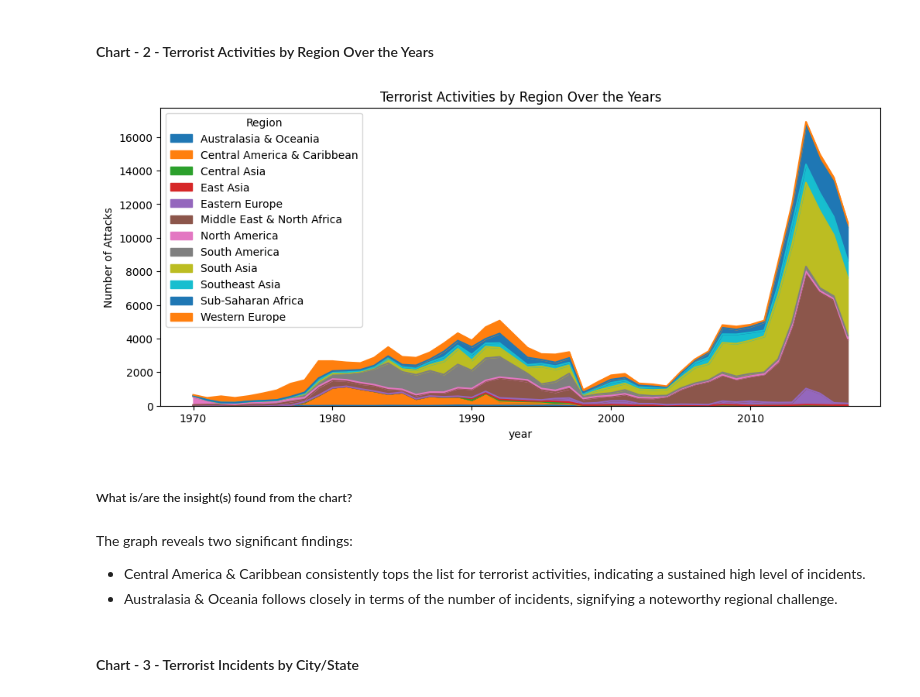
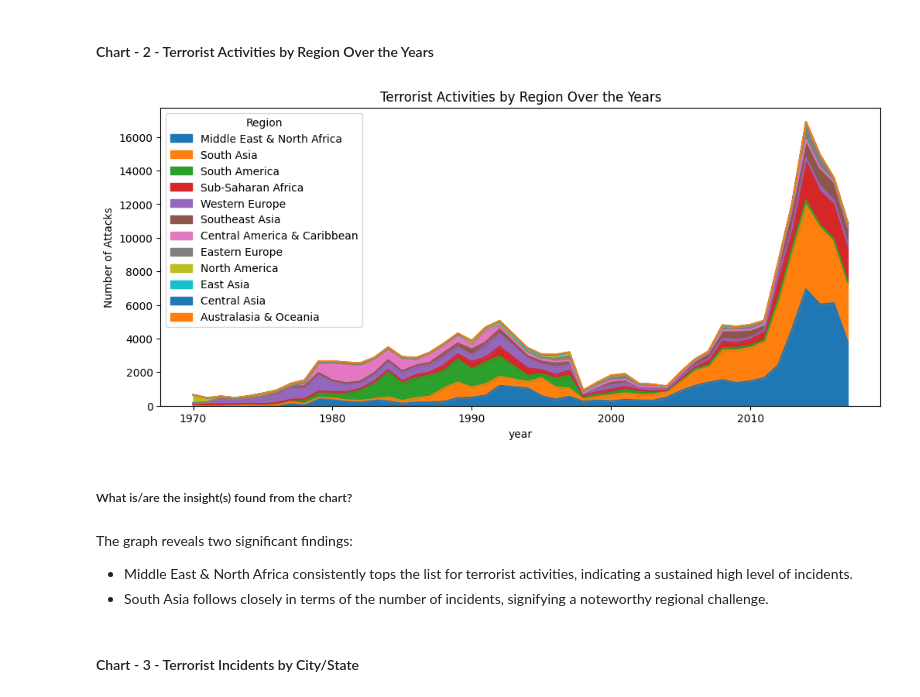
Before and after one commit to Apaulgithub/CVIP_Data_Science_Intern, a Jupyter notebook: Exploratory Data Analysis - Terrorism/Exploratory_Data_Analysis_Terrorism.ipynb, the cells around one changed output. Drawn from its saved outputs; the diff is of its cells as text; code cells hidden in the pictures.

```diff
--- a/Exploratory Data Analysis - Terrorism/Exploratory_Data_Analysis_Terrorism.ipynb
+++ b/Exploratory Data Analysis - Terrorism/Exploratory_Data_Analysis_Terrorism.ipynb
@@ -277,28 +277,31 @@ The chart reveals that the highest number of terrorist attacks occurred between
 # %%
 # Chart - 2 Visualization code for attacks by region in different years
 # Create a cross-tabulation of the number of terrorist attacks by year and region
 cross_tab = pd.crosstab(df['year'], df['Region'])
+
+# Calculate the sum of attacks in each region and sort the columns accordingly
+cross_tab = cross_tab[cross_tab.sum().sort_values(ascending=False).index]
 
 # Plot the cross-tabulation as an area plot
 cross_tab.plot(kind='area', figsize=(12, 5))
 
 # Set the title of the graph
 plt.title('Terrorist Activities by Region Over the Years')
 
 # Label the y-axis
 plt.ylabel("Number of Attacks")
 
 # Show the plot
 plt.show()
 # %% [output]
-[figure, old version]
+[figure, new version]
 # %% [markdown]
 ##### What is/are the insight(s) found from the chart?
 # %% [markdown]
 The graph reveals two significant findings:
 
-- Central America & Caribbean consistently tops the list for terrorist activities, indicating a sustained high level of incidents.
-- Australasia & Oceania follows closely in terms of the number of incidents, signifying a noteworthy regional challenge.
+- Middle East & North Africa consistently tops the list for terrorist activities, indicating a sustained high level of incidents.
+- South Asia follows closely in terms of the number of incidents, signifying a noteworthy regional challenge.
 # %% [markdown]
 #### Chart - 3 - Terrorist Incidents by City/State
 # %%
```
Also changed, not shown: parts of 8 cells of this notebook.
